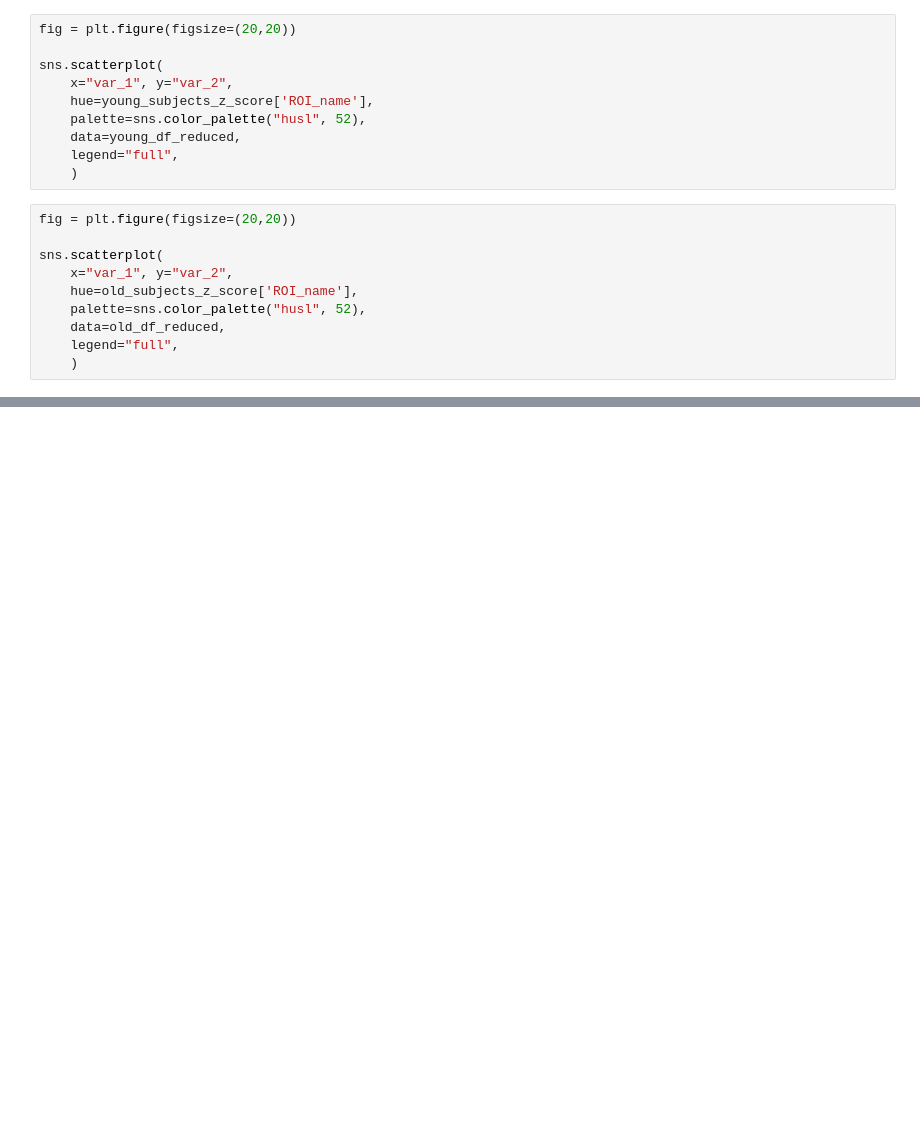
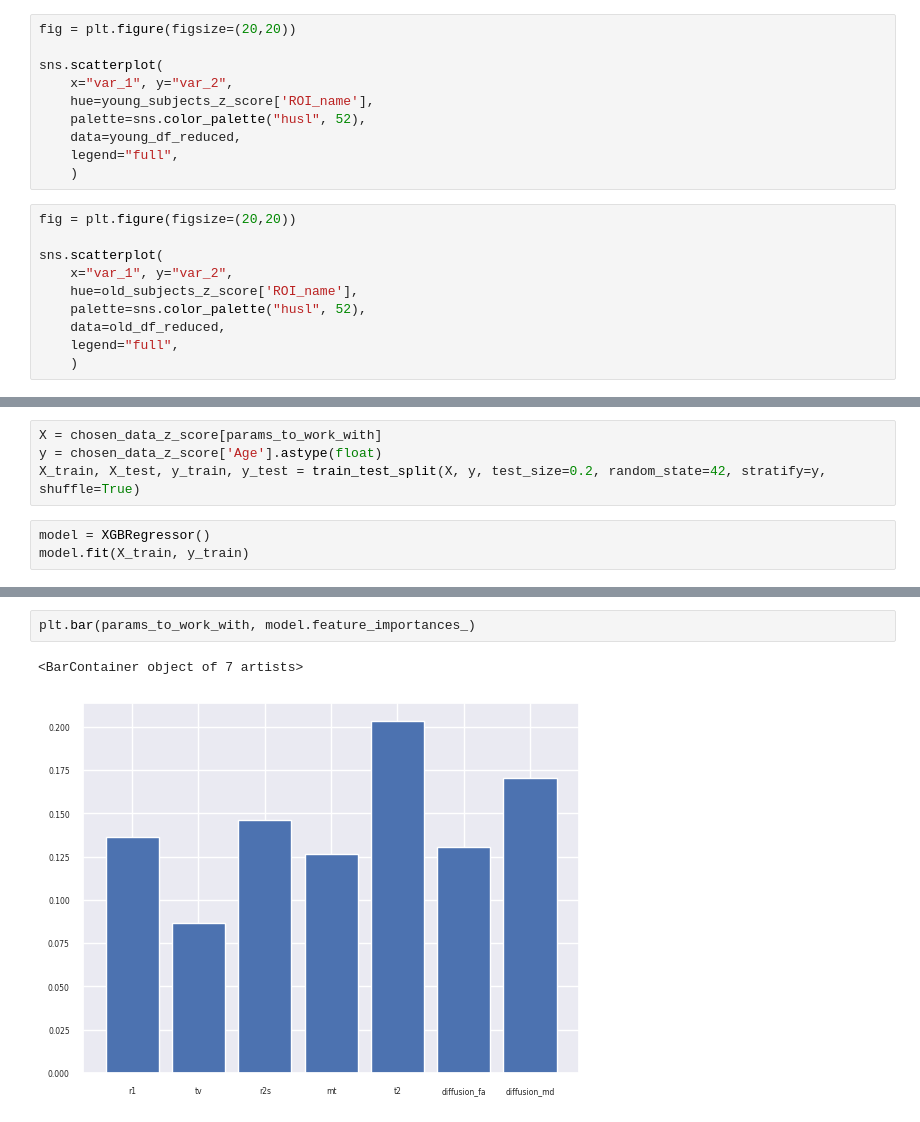
Before and after one commit to NivAm12/qMRI_Analyzer, a Jupyter notebook: analyze_data.ipynb, the cells around one changed output, grey strips where cells are left out. Saved outputs shown, nothing was run; the diff lists cells and outputs as text; blank space fills up the shorter version.

```diff
--- a/analyze_data.ipynb
+++ b/analyze_data.ipynb
@@ -305,0 +323,7 @@ sns.scatterplot(
+# %%
+X = chosen_data_z_score[params_to_work_with]
+y = chosen_data_z_score['Age'].astype(float)
+X_train, X_test, y_train, y_test = train_test_split(X, y, test_size=0.2, random_state=42, stratify=y, shuffle=True)
+# %%
+model = XGBRegressor()
+model.fit(X_train, y_train)
@@ -305,0 +349,5 @@ sns.scatterplot(
+# %%
+plt.bar(params_to_work_with, model.feature_importances_)
+# %% [output]
+<BarContainer object of 7 artists>
+[figure, added]
```
Also changed, not shown: parts of 20 cells of this notebook, 2 other files.
